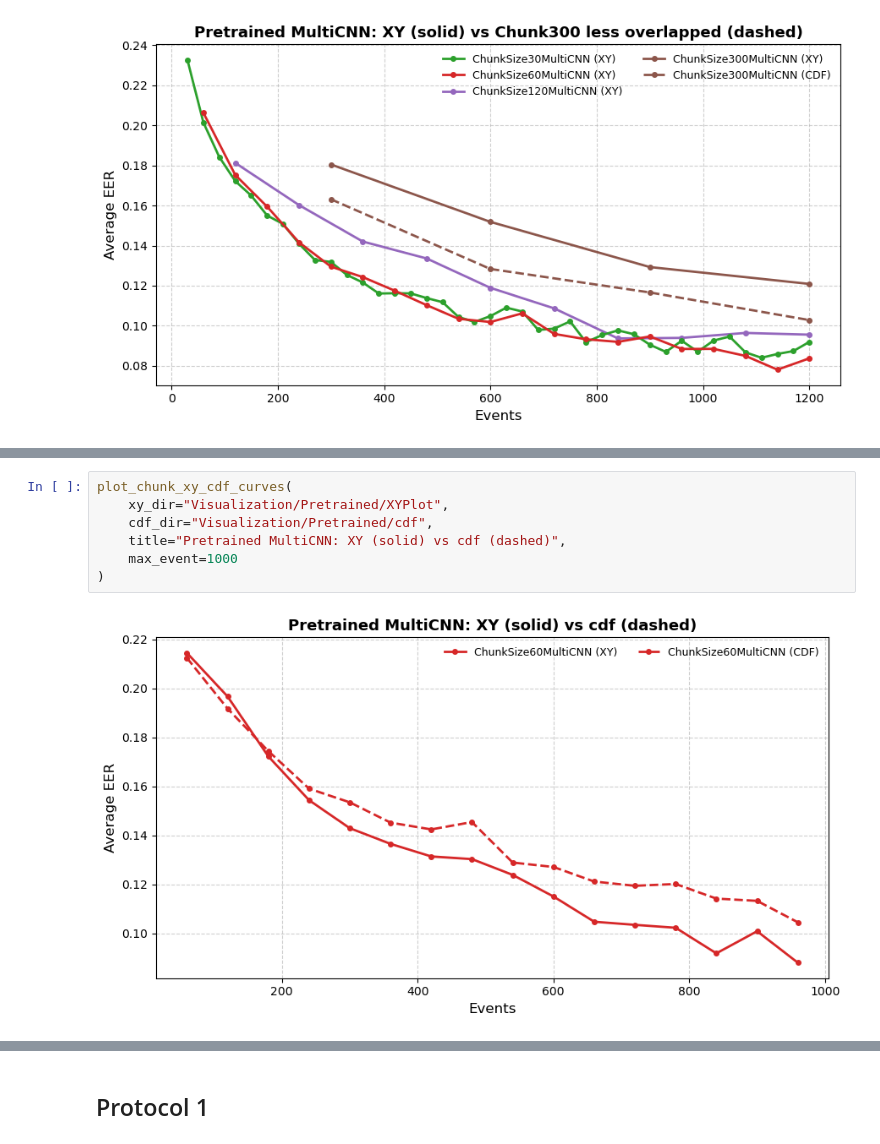
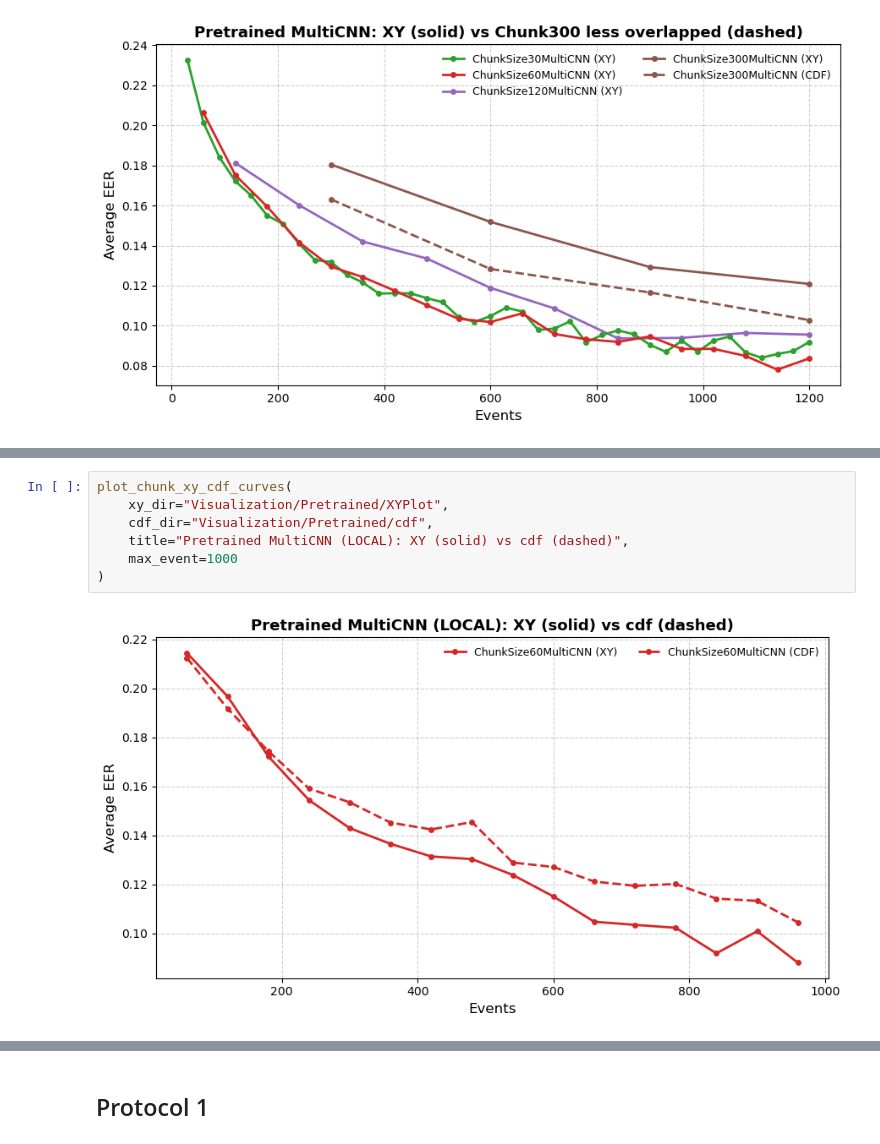
Before and after one commit to S-lijun/Mouse_Dynamics, a Jupyter notebook: Results_New.ipynb, the cells around one changed output, grey strips where cells are left out. Saved outputs shown, nothing was run; the diff lists cells and outputs as text.

```diff
--- a/Results_New.ipynb
+++ b/Results_New.ipynb
@@ -474,12 +474,12 @@ df
 # %%
 plot_chunk_xy_cdf_curves(
     xy_dir="Visualization/Pretrained/XYPlot",
     cdf_dir="Visualization/Pretrained/cdf",
-    title="Pretrained MultiCNN: XY (solid) vs cdf (dashed)",
+    title="Pretrained MultiCNN (LOCAL): XY (solid) vs cdf (dashed)",
     max_event=1000
 )
 # %% [output]
-[figure, old version]
+[figure, new version]
 # %%
 plot_chunk_xy_cdf_curves(
     xy_dir="Visualization/Scratch/XYPlot",
```
Also changed, not shown: parts of 5 cells of this notebook, 2 other files.
